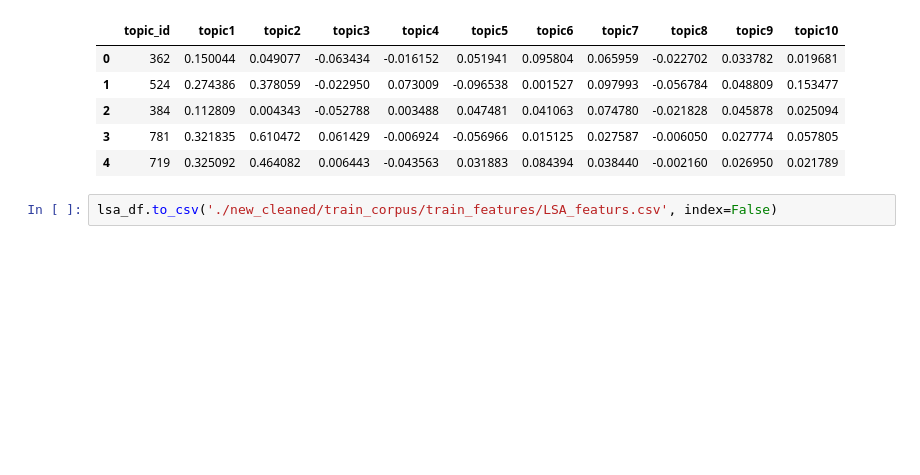
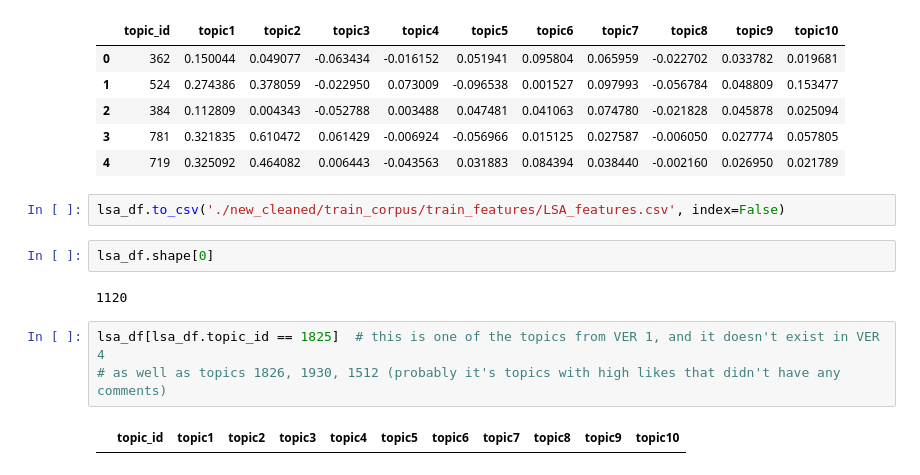
Before and after one commit to kr-ann/re-ada, a Jupyter notebook: 12 - LSA on good and bad texts.ipynb, the cells around one changed output. Drawn from its saved outputs; the diff is of its cells as text; blank space fills up the shorter version.

```diff
--- a/12 - LSA on good and bad texts.ipynb
+++ b/12 - LSA on good and bad texts.ipynb
@@ -426,4 +392,13 @@ lsa_df.head()
 | 3 | 781 | 0.321835 | 0.610472 | 0.061429 | -0.006924 | -0.056966 | 0.015125 | 0.027587 | -0.006050 | 0.027774 | 0.057805 |
 | 4 | 719 | 0.325092 | 0.464082 | 0.006443 | -0.043563 | 0.031883 | 0.084394 | 0.038440 | -0.002160 | 0.026950 | 0.021789 |
 # %%
-lsa_df.to_csv('./new_cleaned/train_corpus/train_features/LSA_featurs.csv', index=False)
+lsa_df.to_csv('./new_cleaned/train_corpus/train_features/LSA_features.csv', index=False)
+# %%
+lsa_df.shape[0]
+# %% [output]
+1120
+# %%
+lsa_df[lsa_df.topic_id == 1825]  # this is one of the topics from VER 1, and it doesn't exist in VER 4
+# as well as topics 1826, 1930, 1512 (probably it's topics with high likes that didn't have any comments)
+# %% [output]
+|  | topic_id | topic1 | topic2 | topic3 | topic4 | topic5 | topic6 | topic7 | topic8 | topic9 | topic10 |
```
Also changed, not shown: parts of 22 cells of this notebook, 11 other files.
